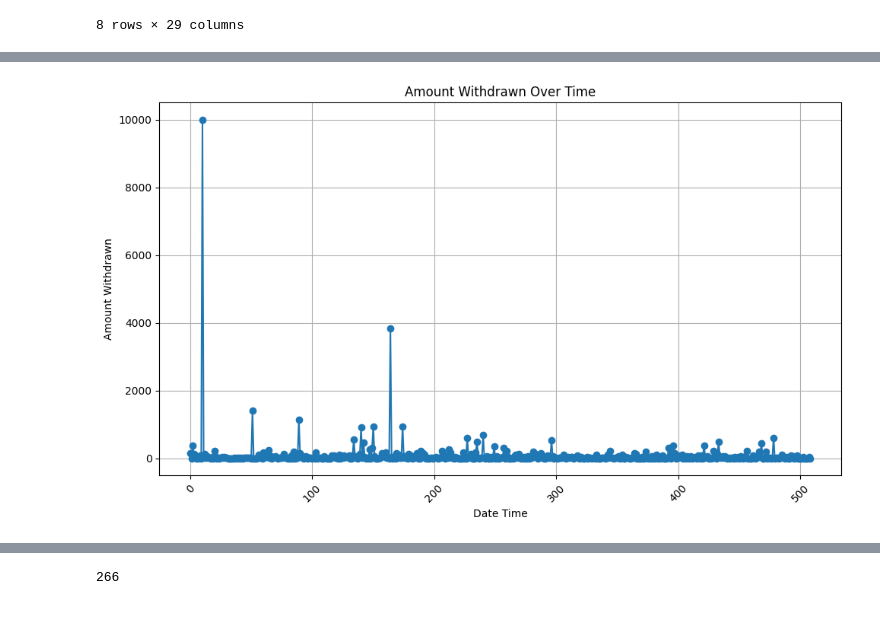
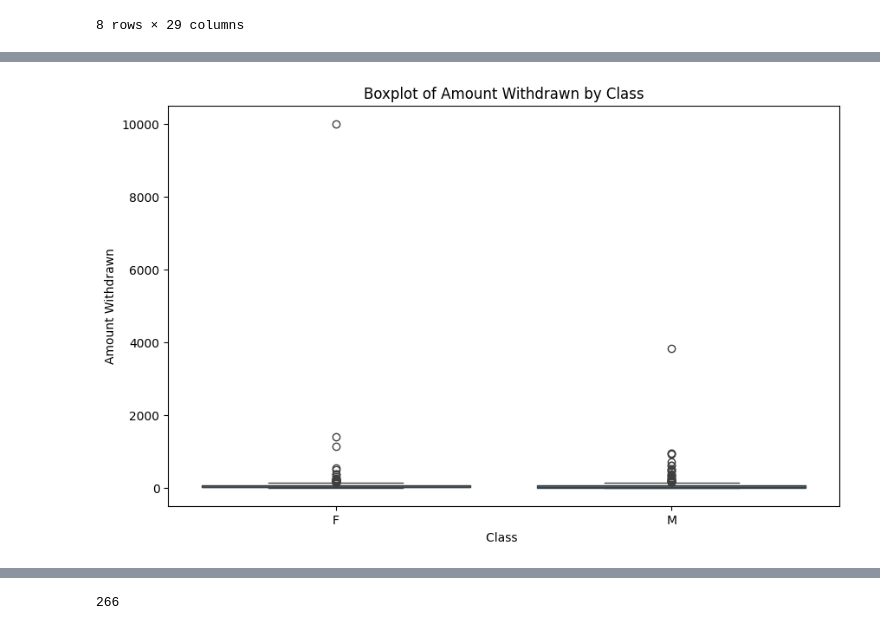
Before and after one commit to okwelmark/recess_group4, a Jupyter notebook: regression_recess_group_4.ipynb, the cells around one changed output, grey strips where cells are left out. Cells and saved outputs as stored; diff of their text form; code cells hidden in the pictures.

```diff
--- a/regression_recess_group_4.ipynb
+++ b/regression_recess_group_4.ipynb
@@ -216,9 +217,11 @@ df['Date Time'] = df['Date Time'].apply(standardize_date)
 # %%
 
 
-# Convert 'Date Time' column to datetime
-df['Date Time'] = pd.to_datetime(df['Date Time'], format='%d/%m/%Y %H:%M:%S', errors='coerce')
+# # Convert 'Date Time' column to datetime
+# df['Date Time'] = pd.to_datetime(df['Date Time'], format='%Y/%m/%d %H:%M:%S', errors='coerce')
 
-# Handle NaT values by interpolation
-df['Date Time'] = df['Date Time'].interpolate()
+# # Handle NaT values by interpolation
+# df['Date Time'] = df['Date Time'].interpolate()
+# # # Save the resulting DataFrame to a CSV file
+# # df.to_csv("card_data.csv", index=False)
 # %%
@@ -238,0 +247,24 @@ Name: Date Time, Length: 509, dtype: datetime64[ns]
+# %%
+
+# # Splitting 'Date Time' into 'Date' and 'Time' columns
+# df[['Date', 'Time']] = df['Date Time'].str.split(' ', expand=True)
+
+# # Dropping the original 'Date Time' column
+# df.drop(columns=['Date Time'], inplace=True)
+
+# Converting 'Date' column to datetime data type
+df['Date'] = pd.to_datetime(df['Date'], format='%Y-%m-%d')
+
+# Converting 'Time' column to timedelta data type
+df['Time'] = pd.to_timedelta(df['Time'])
+
+
+# Save the updated DataFrame to a new CSV file
+df.to_csv('card_data.csv', index=False)
+
+
+# Display the updated DataFrame with correct data types
+print(df.dtypes)
+
+# Display the updated DataFrame
+print(df)
@@ -241,15 +313,10 @@ Name: Date Time, Length: 509, dtype: datetime64[ns]
 # %%
 #DATA VISUALIZATION
 # %%
-# Line plot
+# Plotting the boxplot using Seaborn
 plt.figure(figsize=(10, 6))
-plt.plot(df.index, df['Amount Withdrawn'], marker='o', linestyle='-')
-plt.title('Amount Withdrawn Over Time')
-plt.xlabel('Date Time')
-plt.ylabel('Amount Withdrawn')
-plt.xticks(rotation=45)
-plt.grid(True)
-plt.tight_layout()
+sns.boxplot(data=df, x='Class ', y='Amount Withdrawn')
+plt.title('Boxplot of Amount Withdrawn by Class')
 plt.show()
 # %% [output]
-[figure, old version]
+[figure, new version]
```
Also changed, not shown: parts of 37 cells of this notebook, 5 other files.
